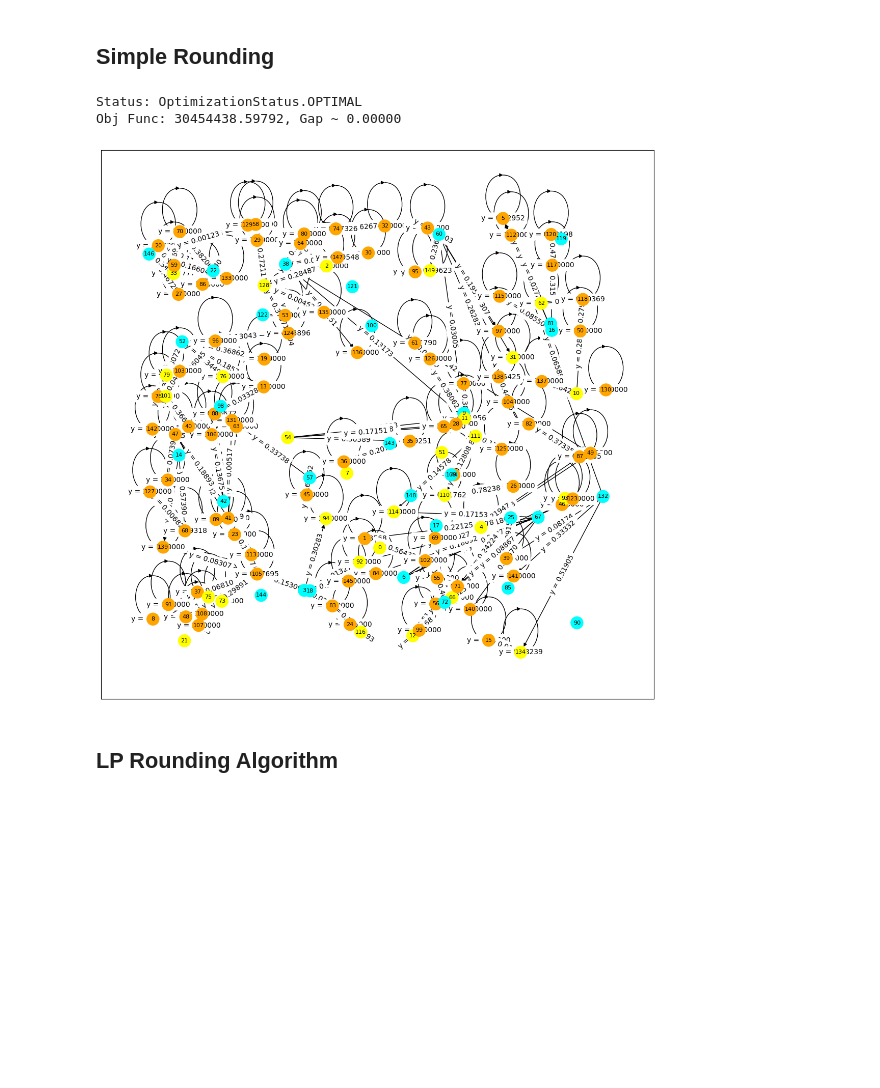
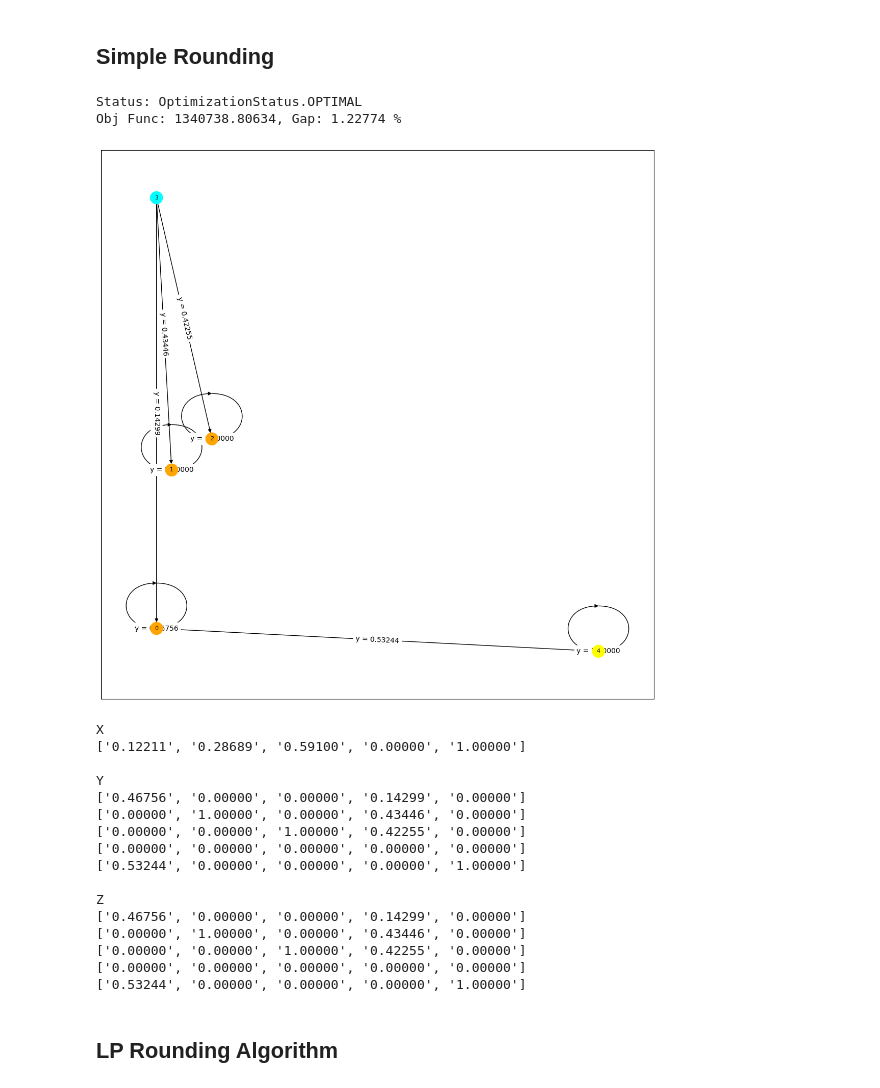
Before and after one commit to lorecampa/ProjectFOR_2022, a Jupyter notebook: biogas_location.ipynb, the cells around one changed output. Cells and saved outputs as stored; diff of their text form; code cells hidden in the pictures; blank space fills up the shorter version.

```diff
--- a/biogas_location.ipynb
+++ b/biogas_location.ipynb
@@ -60,7 +60,7 @@ You must locate $p$ plants among the available farms and assign the farms that w
 # %% [markdown]
 ### Download instance
 # %%
-instance_id =4;
+instance_id =1;
 eps = 1e-5
 baseUrl = "https://raw.githubusercontent.com/Daddeee/FOR_Labs_22-23/master/big-project";
 istanceUrl = f'{baseUrl}/instances/instance_{instance_id}.json';
@@ -146,8 +147,8 @@ class Model:
         self.m.objective = mip.maximize(mip.xsum([self.z[i][j] * self.Q * self.b - self.y[i][j] * self.distances[i][j] for j in self.I for i in self.I]))
 
     def setupVariables(self):
-        self.x = [self.m.add_var(lb= 0, ub=1) for i in self.I]
-        self.y = [[self.m.add_var(lb=0, ub=1) for j in self.I] for i in self.I]
+        self.x = [self.m.add_var(var_type = mip.INTEGER, lb= 0, ub=1) for i in self.I]
+        self.y = [[self.m.add_var(var_type = mip.INTEGER, lb=0, ub=1) for j in self.I] for i in self.I]
         self.z = [[self.m.add_var(lb = 0) for j in self.I] for i in self.I]
 
 
@@ -277,12 +278,28 @@ model.m.verbose = 0;
 # %%
 model.m.optimize(relax = True);
 relaxed_result = model.m.objective_value;
 print_model(model, figsize=(14, 14), font_size=8, weight=True)
-# printVariables(model);
+printVariables(model);
 # %% [output]
 Status: OptimizationStatus.OPTIMAL
-Obj Func: 30454438.59792, Gap ~ 0.00000
+Obj Func: 1340738.80634, Gap: 1.22774 %
-[figure, old version]
+[figure, new version]
+X
+['0.12211', '0.28689', '0.59100', '0.00000', '1.00000']
+
+Y
+['0.46756', '0.00000', '0.00000', '0.14299', '0.00000']
+['0.00000', '1.00000', '0.00000', '0.43446', '0.00000']
+['0.00000', '0.00000', '1.00000', '0.42255', '0.00000']
+['0.00000', '0.00000', '0.00000', '0.00000', '0.00000']
+['0.53244', '0.00000', '0.00000', '0.00000', '1.00000']
+
+Z
+['0.46756', '0.00000', '0.00000', '0.14299', '0.00000']
+['0.00000', '1.00000', '0.00000', '0.43446', '0.00000']
+['0.00000', '0.00000', '1.00000', '0.42255', '0.00000']
+['0.00000', '0.00000', '0.00000', '0.00000', '0.00000']
+['0.53244', '0.00000', '0.00000', '0.00000', '1.00000']
 # %% [markdown]
 ## LP Rounding Algorithm
 # %%
```
Also changed, not shown: parts of 5 cells of this notebook.
